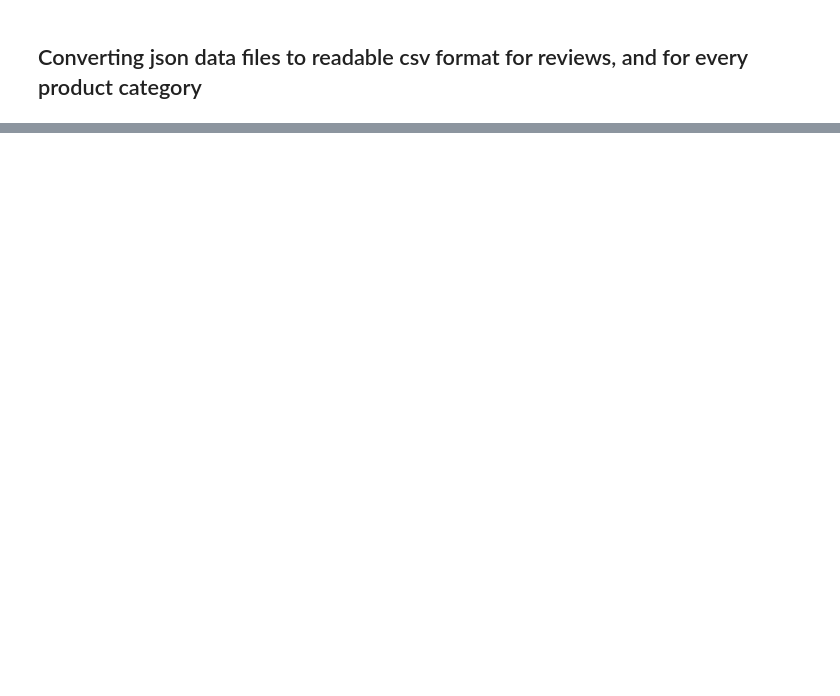
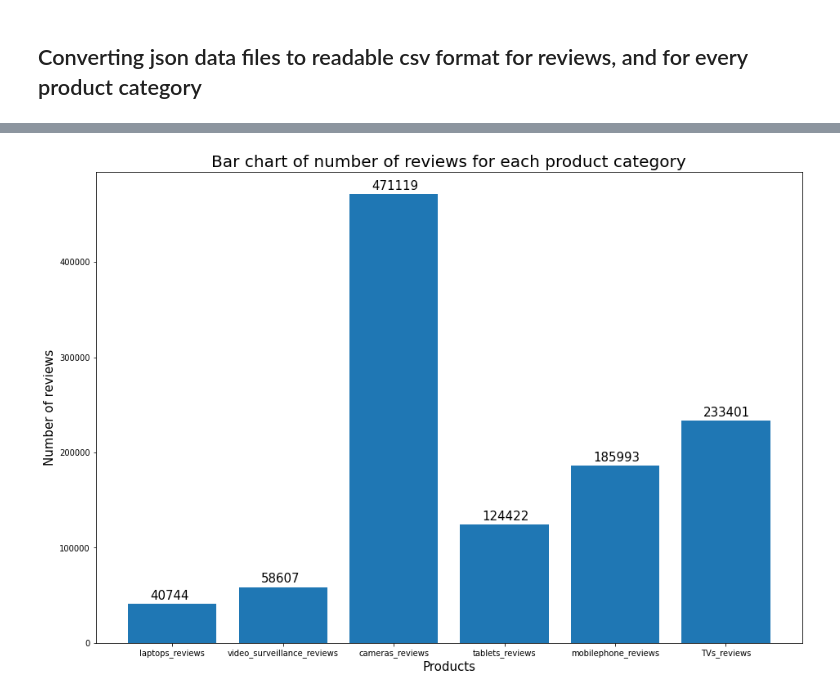
Before and after one commit to CJianYu98/Amazon_Reviews_Analysis, a Jupyter notebook: data_to_csv.ipynb, the cells around one changed output, grey strips where cells are left out. Saved outputs shown, nothing was run; the diff lists cells and outputs as text; code cells hidden in the pictures; blank space fills up the shorter version.

```diff
--- a/data_to_csv.ipynb
+++ b/data_to_csv.ipynb
@@ -98,9 +80,0 @@ tv_df = pd.DataFrame()
-# %%
-path = '/Users/chenjianyu/Desktop/Y2S2/IS450 Text Mining and Language Processing/Project/AmazonReviews/TVs'
-for filename in glob.glob(os.path.join(path, '*.json')):
-    with open(os.path.join(os.getcwd(), filename), 'r') as f:
-        data = json.load(f)
-        df = json_normalize(data)
-        df1 = pd.DataFrame(df['Reviews'][0])
-        if len(df) != 0:
-            tv_df = tv_df.append(df1, ignore_index = True)
@@ -111,9 +80,0 @@ vs_df = pd.DataFrame()
-# %%
-path = '/Users/chenjianyu/Desktop/Y2S2/IS450 Text Mining and Language Processing/Project/AmazonReviews/video_surveillance'
-for filename in glob.glob(os.path.join(path, '*.json')):
-    with open(os.path.join(os.getcwd(), filename), 'r') as f:
-        data = json.load(f)
-        df = json_normalize(data)
-        df1 = pd.DataFrame(df['Reviews'][0])
-        if len(df) != 0:
-            vs_df = vs_df.append(df1, ignore_index = True)
@@ -124,9 +80,0 @@ cameras_df = pd.DataFrame()
-# %%
-path = '/Users/chenjianyu/Desktop/Y2S2/IS450 Text Mining and Language Processing/Project/AmazonReviews/cameras'
-for filename in glob.glob(os.path.join(path, '*.json')):
-    with open(os.path.join(os.getcwd(), filename), 'r') as f:
-        data = json.load(f)
-        df = json_normalize(data)
-        df1 = pd.DataFrame(df['Reviews'][0])
-        if len(df) != 0:
-            cameras_df = cameras_df.append(df1, ignore_index = True)
@@ -134,0 +81,16 @@ cameras_df.to_csv('cameras_reviews.csv')
+# %%
+fig = plt.figure()
+ax = fig.add_axes([0, 0,2,2])
+product = num_reviews['product']
+reviews_num = num_reviews['reviews']
+ax.bar(product, reviews_num)
+plt.title("Bar chart of number of reviews for each product category", fontsize = 20)
+plt.xlabel("Products", fontsize = 15)
+plt.ylabel("Number of reviews",fontsize = 15)
+for i in range(len(num_reviews['product'])):
+    plt.text(x=i-0.20, y = num_reviews['reviews'][i]+5000 , s=f"{num_reviews['reviews'][i]}" , fontdict=dict(fontsize=15))
+# ax.set_xticks()
+plt.tight_layout()
+plt.show()
+# %% [output]
+[figure, added]
```
Also changed, not shown: parts of 25 cells of this notebook, 2 other files.
